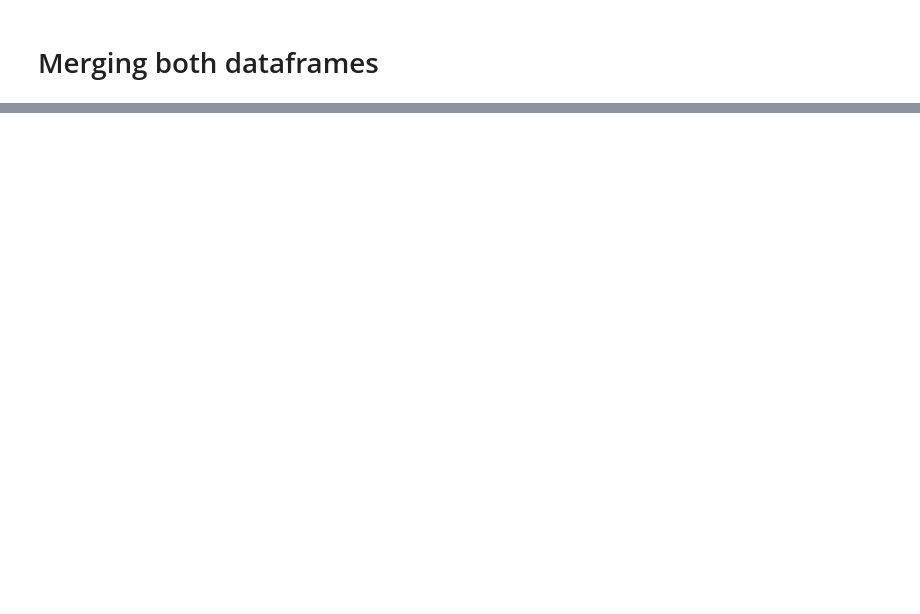
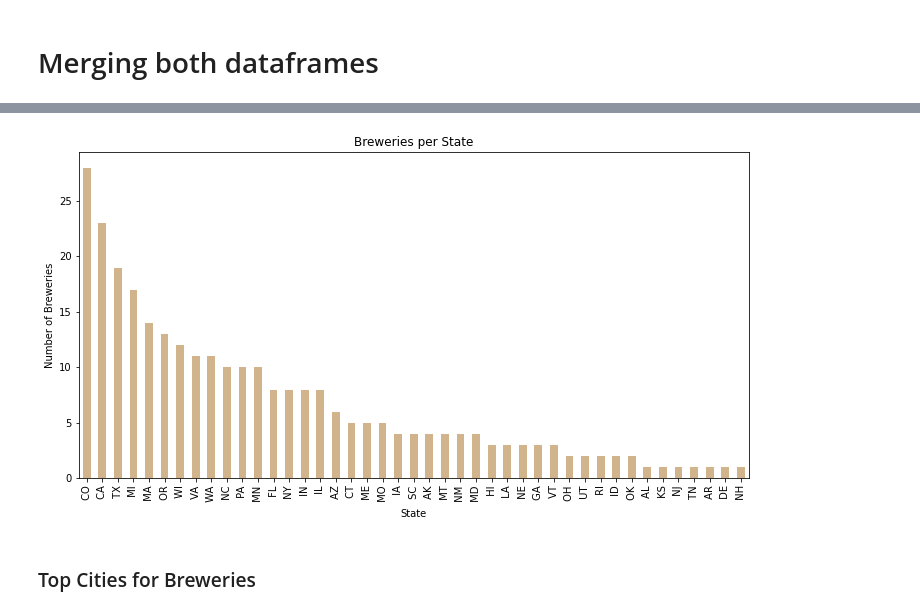
Before and after one commit to a-prospero/strange_brew, a Jupyter notebook: breweries_data.ipynb, the cells around one changed output, grey strips where cells are left out. Drawn from its saved outputs; the diff is of its cells as text; code cells hidden in the pictures; blank space fills up the shorter version.

Commit message:
bar plots

```diff
--- a/breweries_data.ipynb
+++ b/breweries_data.ipynb
@@ -162,0 +128,8 @@ KeyError: "None of ['Name'] are in the columns"
+# %%
+#drop duplicates
+# merge_df = merge_df.drop_duplicates()
+merge_df = merge_df[['Name', 'City_x', 'State_x']]
+#Rename the remaining columns
+# merge_df = merge_df[["name", "city", "province"]]
+merge_df = merge_df.rename(columns={"Name":"Name", "City_x": "City", "State_x":"State"})
+merge_df
@@ -162,0 +150,3 @@ KeyError: "None of ['Name'] are in the columns"
+# %%
+merge_df = merge_df.drop_duplicates()
+merge_df
@@ -162,0 +167,3 @@ KeyError: "None of ['Name'] are in the columns"
+# %%
+merge_df = merge_df.sort_values(by=['Name'])
+merge_df
@@ -162,0 +190,4 @@ KeyError: "None of ['Name'] are in the columns"
+# %%
+# The value_counts method counts unique values in a column
+merge_df = merge_df["State"].value_counts()
+merge_df
@@ -162,0 +212,16 @@ KeyError: "None of ['Name'] are in the columns"
+# %%
+# Create a bar chart based off of the group series from before
+brew_count = merge_df.plot(kind='bar', title="Breweries per State", color='tan', figsize=(12,6))
+
+# Set the xlabel and ylabel using class methods
+brew_count.set_xlabel("State")
+brew_count.set_ylabel("Number of Breweries")
+
+
+# plt.show()
+# plt.tight_layout()
+plt.ioff()
+# %% [output]
+[figure, added]
+# %% [markdown]
+### Top Cities for Breweries
```
Also changed, not shown: parts of 11 cells of this notebook, 2 other files.
